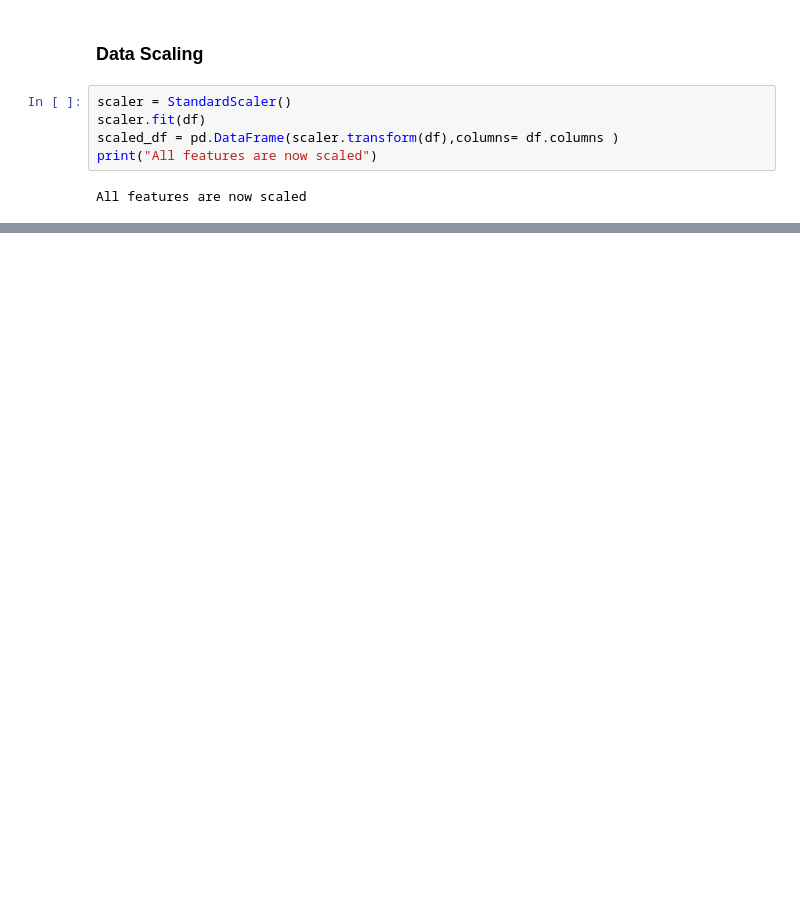
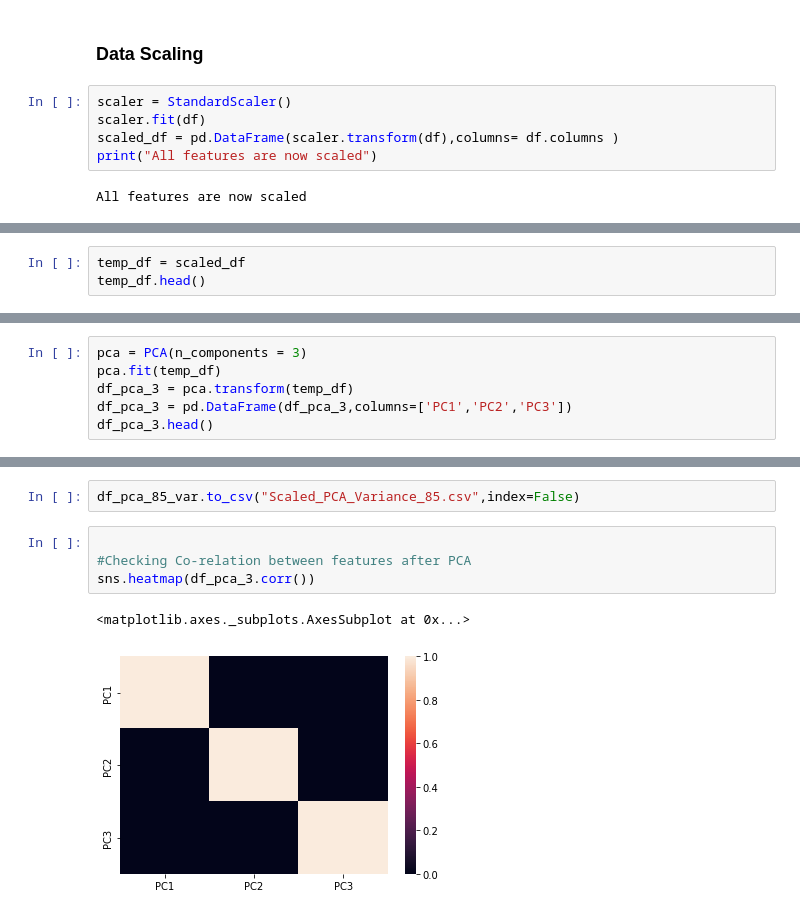
Before and after one commit to sifatnabil/Customer_Personality_Analysis, a Jupyter notebook: Customer_Personality_Analysis_(Data_Part)_.ipynb, the cells around one changed output, grey strips where cells are left out. Saved outputs shown, nothing was run; the diff lists cells and outputs as text; blank space fills up the shorter version.

```diff
--- a/Customer_Personality_Analysis_(Data_Part)_.ipynb
+++ b/Customer_Personality_Analysis_(Data_Part)_.ipynb
@@ -525,0 +591,3 @@ scaled_df.reset_index(drop=True, inplace=True)
+# %%
+temp_df = scaled_df
+temp_df.head()
@@ -525,0 +604,6 @@ scaled_df.reset_index(drop=True, inplace=True)
+# %%
+pca = PCA(n_components = 3)
+pca.fit(temp_df)
+df_pca_3 = pca.transform(temp_df)
+df_pca_3 = pd.DataFrame(df_pca_3,columns=['PC1','PC2','PC3'])
+df_pca_3.head()
@@ -525,0 +672,9 @@ scaled_df.reset_index(drop=True, inplace=True)
+# %%
+df_pca_85_var.to_csv("Scaled_PCA_Variance_85.csv",index=False)
+# %%
+
+#Checking Co-relation between features after PCA
+sns.heatmap(df_pca_3.corr())
+# %% [output]
+<matplotlib.axes._subplots.AxesSubplot at 0x...>
+[figure, added]
```
Also changed, not shown: parts of 38 cells of this notebook.
